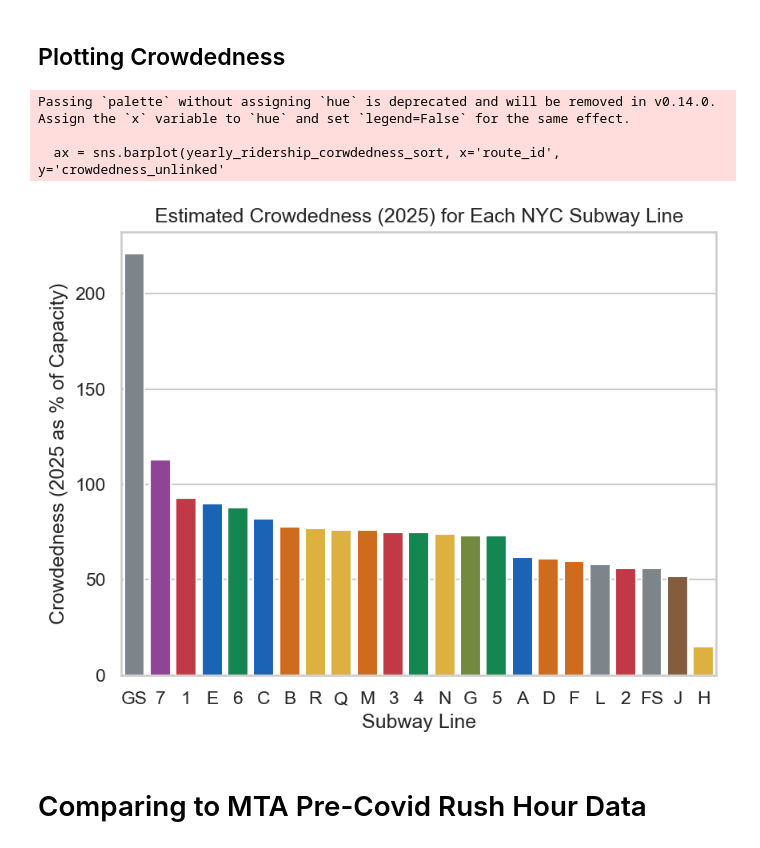
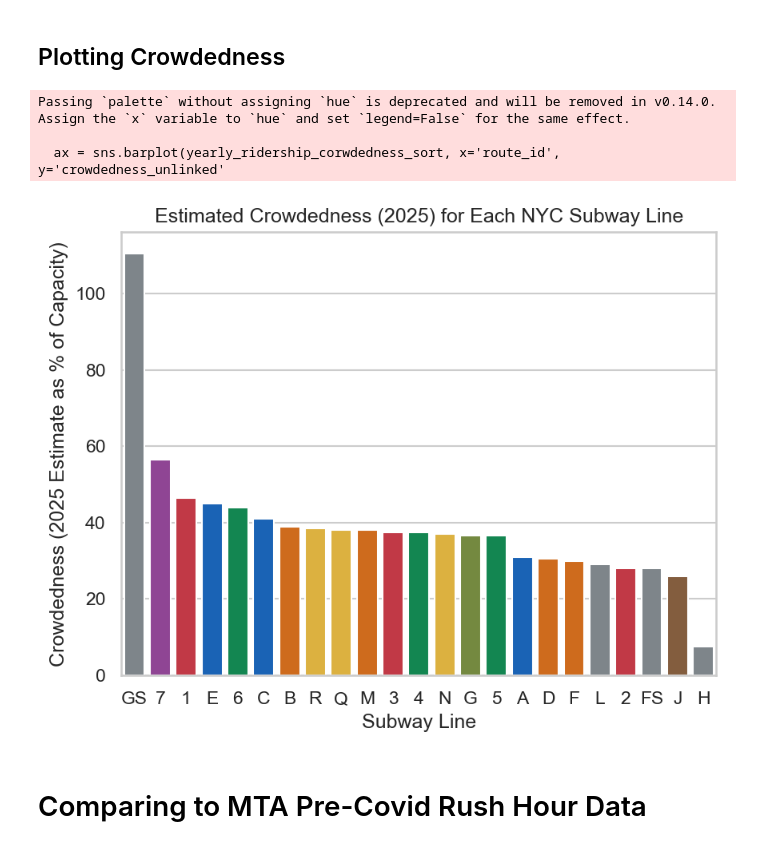
Before and after one commit to gregfeliu/NYC-Subway-Frequencies, a Jupyter notebook: Notebooks_Ridership/1a.Subway_Service_Ridership_Analysis.ipynb, the cells around one changed output. Drawn from its saved outputs; the diff is of its cells as text; code cells hidden in the pictures.

Commit message:
updating crowdedness plot

```diff
--- a/Notebooks_Ridership/1a.Subway_Service_Ridership_Analysis.ipynb
+++ b/Notebooks_Ridership/1a.Subway_Service_Ridership_Analysis.ipynb
@@ -78,22 +78,22 @@ color_list_crowdedness = [ '#7C858C', '#9A38A1', '#D82233', '#0062CF', '#009952'
               , '#0062CF', '#EB6800', '#F6BC26', '#F6BC26', '#EB6800', '#D82233'
               , '#009952','#F6BC26', '#799534',  '#009952', '#0062CF',
               '#EB6800', '#EB6800', '#7C858C', '#D82233'
-              , '#7C858C', '#8E5C33','#F6BC26']
+              , '#7C858C', '#8E5C33','#7C858C']
 # %%
 yearly_ridership_corwdedness_sort = yearly_ridership.sort_values(by='crowdedness_unlinked', ascending=False)
-yearly_ridership_corwdedness_sort['crowdedness_unlinked'] = yearly_ridership_corwdedness_sort['crowdedness_unlinked'] * 100
+yearly_ridership_corwdedness_sort['crowdedness_unlinked'] = (yearly_ridership_corwdedness_sort['crowdedness_unlinked'] * 100) / 2
 ax = sns.barplot(yearly_ridership_corwdedness_sort, x='route_id', y='crowdedness_unlinked'
             , palette=sns.color_palette(color_list_crowdedness))
 ax.set_title("Estimated Crowdedness (2025) for Each NYC Subway Line")
-ax.set_ylabel("Crowdedness (2025 as % of Capacity)")
+ax.set_ylabel("Crowdedness (2025 Estimate as % of Capacity)")
 ax.set_xlabel("Subway Line")
 fig = ax.get_figure()
 fig.savefig("../saved_data/yearly_crowdedness_plot.png")
 # %% [output]
 Passing `palette` without assigning `hue` is deprecated and will be removed in v0.14.0. Assign the `x` variable to `hue` and set `legend=False` for the same effect.
 
   ax = sns.barplot(yearly_ridership_corwdedness_sort, x='route_id', y='crowdedness_unlinked'
-[figure, old version]
+[figure, new version]
 # %% [markdown]
 # Comparing to MTA Pre-Covid Rush Hour Data
 # %%
```
Also changed, not shown: parts of 5 cells of this notebook.
